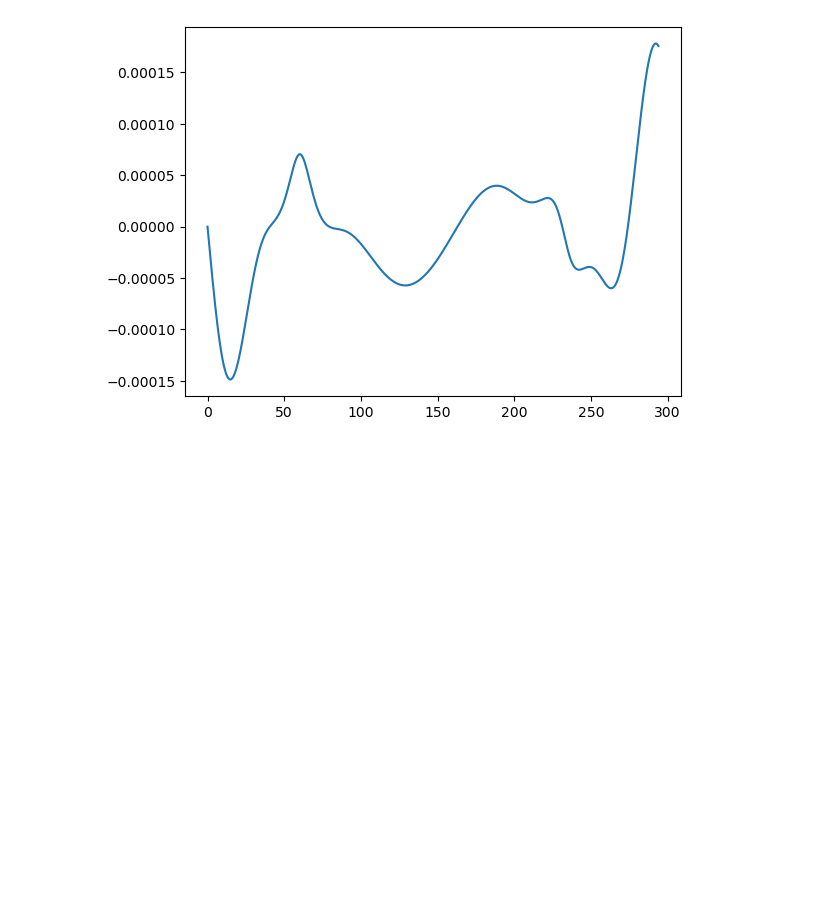
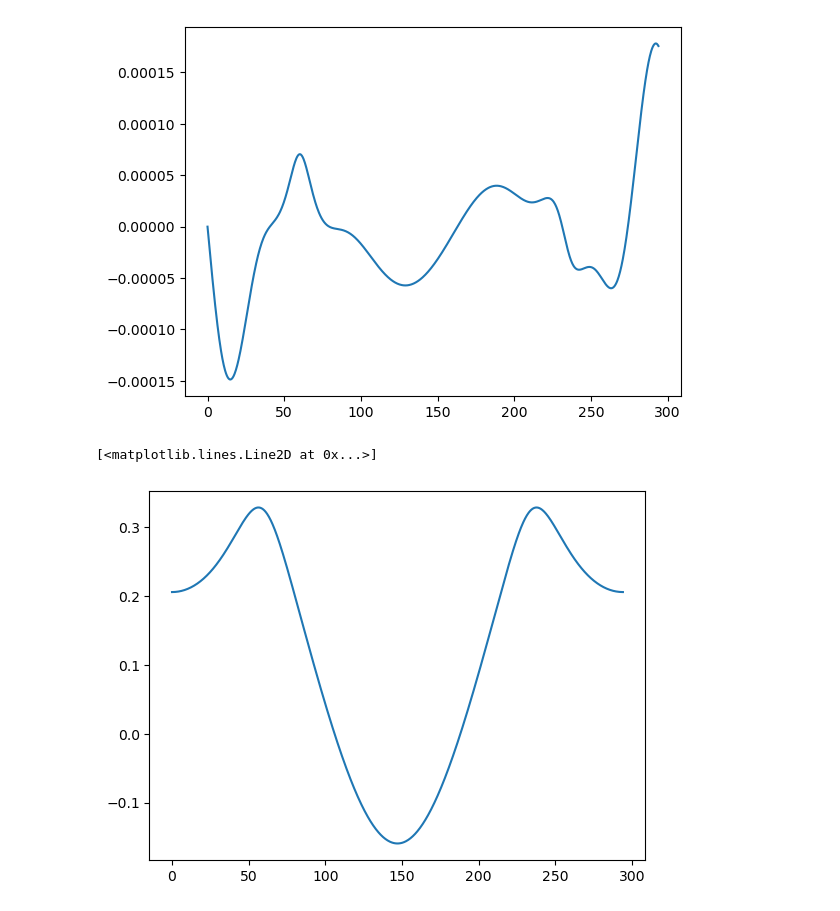
Before and after one commit to thompsonphys/inspectre, a Jupyter notebook: notebooks/test_inspectre.ipynb, the cells around one changed output. Saved outputs shown, nothing was run; the diff lists cells and outputs as text; code cells hidden in the pictures; blank space fills up the shorter version.

Commit message:
adding n-mode integrand

```diff
--- a/notebooks/test_inspectre.ipynb
+++ b/notebooks/test_inspectre.ipynb
@@ -84,3 +84,10 @@ plt.plot(phi_s_m.T[0], src_m.T[2])
 # %% [output]
 [<matplotlib.lines.Line2D at 0x...>]
 [figure]
+# %%
+phi_s_mn = insp.puncture_mn_integrand_along_trajectory(2, 1, 10.1, np.pi/2-0.1)
+# %%
+plt.plot(phi_s_mn.T[0], phi_s_mn.T[1])
+# %% [output]
+[<matplotlib.lines.Line2D at 0x...>]
+[figure, added]
```
Also changed, not shown: 1 other file.
